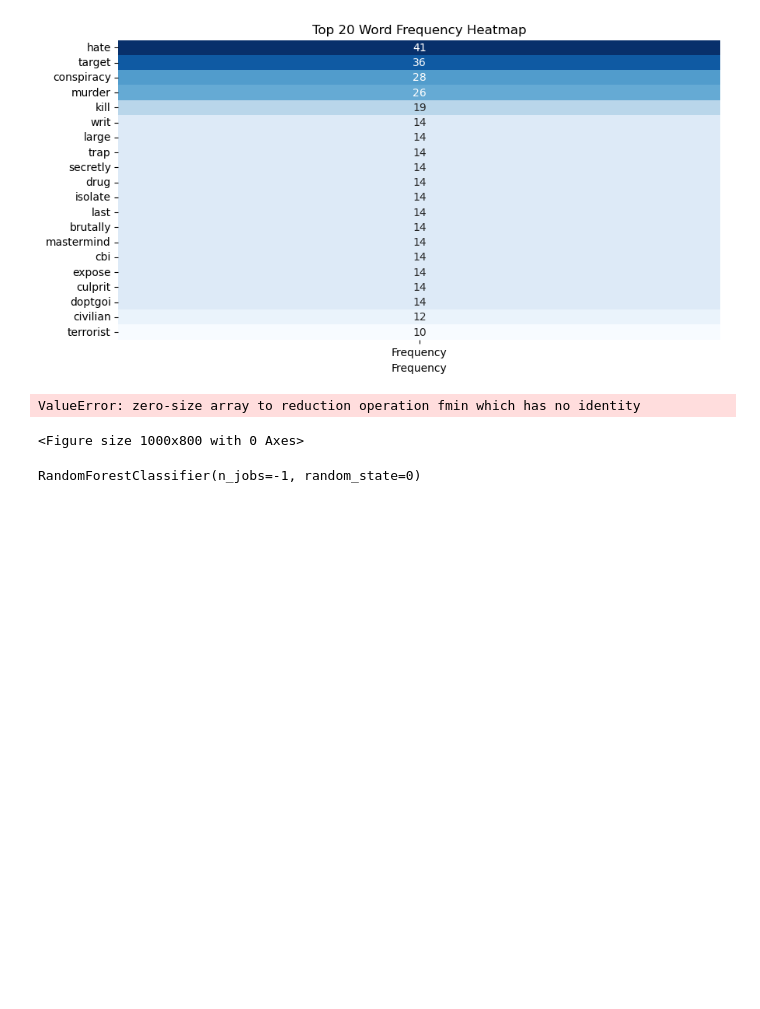
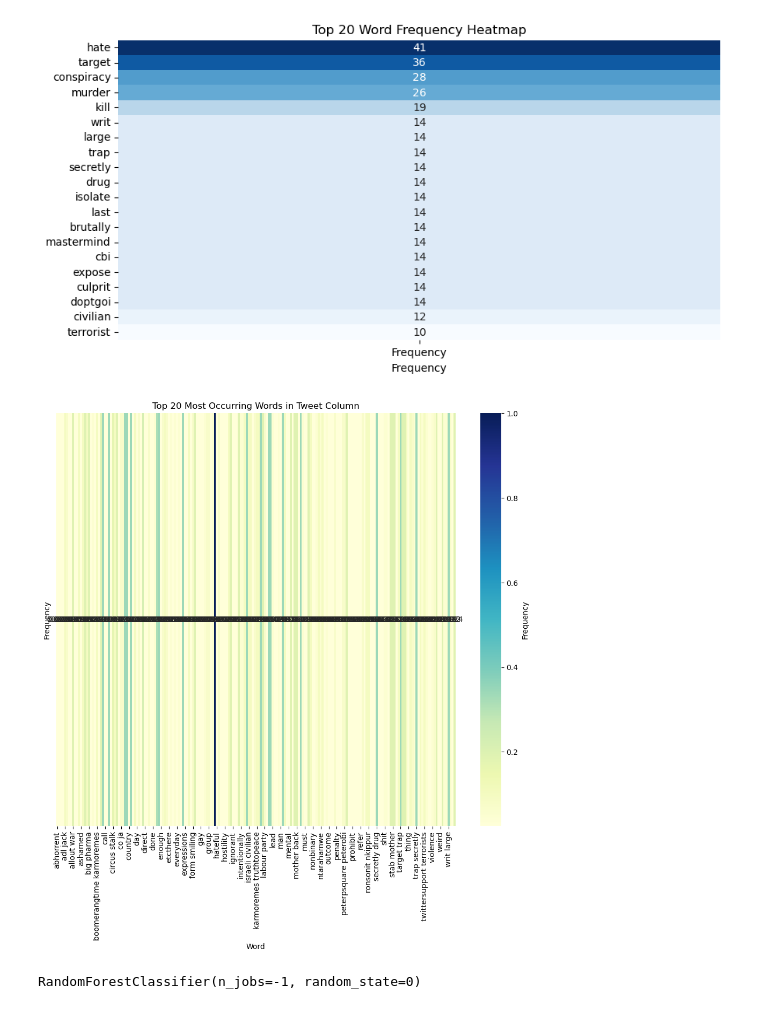
Before and after one commit to AlexLanier/Capstone, a Jupyter notebook: SentimentAnalysis.ipynb, the cells around one changed output. Drawn from its saved outputs; the diff is of its cells as text; code cells hidden in the pictures; blank space fills up the shorter version.

Commit message:
fixed wordcloud

```diff
--- a/SentimentAnalysis.ipynb
+++ b/SentimentAnalysis.ipynb
@@ -333,20 +318,18 @@ plt.show()
 # %%
 #Word Cloud of most common words for 20 most negative users(Potential Threats)
 # Create a WordCloud
 wordcloud = WordCloud(width=800, height=400, background_color='white').generate(cleaned_text)
 
 # Convert the WordCloud to DataFrame
 wordcloud_df = pd.DataFrame(wordcloud.words_.items(), columns=['Word', 'Frequency'])
 
-# Create a heatmap using seaborn
-plt.figure(figsize=(10, 8))
-heatmap_data = pd.crosstab(index=None, columns=wordcloud_df['Word'], values=wordcloud_df['Frequency'], aggfunc='sum').fillna(0)
+plt.figure(figsize=(12, 10))
+heatmap_data = wordcloud_df.pivot_table(index=None, columns='Word', values='Frequency', aggfunc='mean').fillna(0)
 sns.heatmap(heatmap_data, cmap='YlGnBu', annot=True, cbar_kws={'label': 'Frequency'})
 plt.title('Top 20 Most Occurring Words in Tweet Column')
 plt.show()
 # %% [output]
-ValueError: zero-size array to reduction operation fmin which has no identity
-<Figure size 1000x800 with 0 Axes>
+[figure, added]
 # %%
 # Separate our data into features and labels
 features = df.iloc[:, 6].values
```
Also changed, not shown: parts of 1 cell of this notebook.
